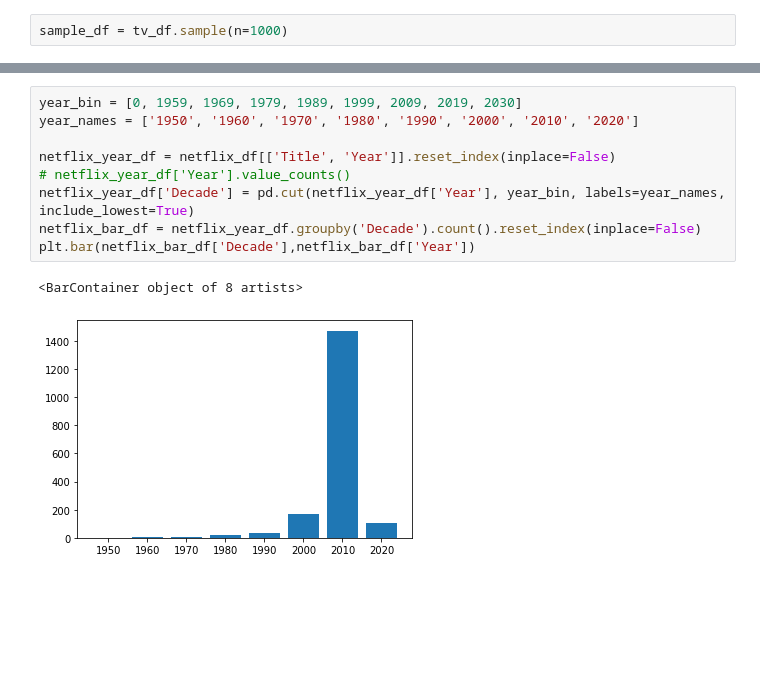
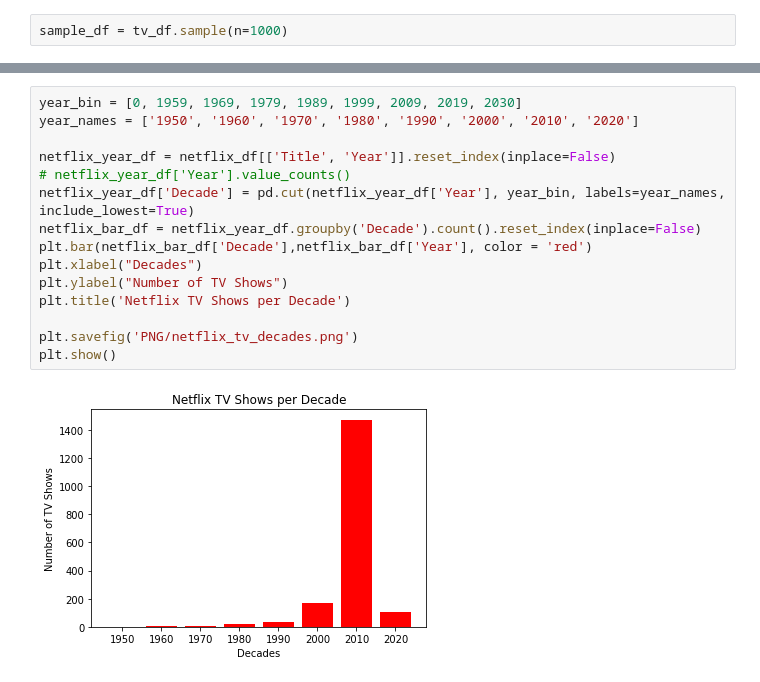
Before and after one commit to trevorguleserian/Project1, a Jupyter notebook: tv_data.ipynb, the cells around one changed output, grey strips where cells are left out. Saved outputs shown, nothing was run; the diff lists cells and outputs as text; blank space fills up the shorter version.

```diff
--- a/tv_data.ipynb
+++ b/tv_data.ipynb
@@ -69,15 +78,20 @@ count_df.plot(kind='bar')
 # %%
 year_bin = [0, 1959, 1969, 1979, 1989, 1999, 2009, 2019, 2030]
 year_names = ['1950', '1960', '1970', '1980', '1990', '2000', '2010', '2020']
 
 netflix_year_df = netflix_df[['Title', 'Year']].reset_index(inplace=False)
 # netflix_year_df['Year'].value_counts()
 netflix_year_df['Decade'] = pd.cut(netflix_year_df['Year'], year_bin, labels=year_names, include_lowest=True)
 netflix_bar_df = netflix_year_df.groupby('Decade').count().reset_index(inplace=False)
-plt.bar(netflix_bar_df['Decade'],netflix_bar_df['Year'])
+plt.bar(netflix_bar_df['Decade'],netflix_bar_df['Year'], color = 'red')
+plt.xlabel("Decades")
+plt.ylabel("Number of TV Shows")
+plt.title('Netflix TV Shows per Decade')
+
+plt.savefig('PNG/netflix_tv_decades.png')
+plt.show()
 # %% [output]
-<BarContainer object of 8 artists>
-[figure, old version]
+[figure, new version]
 # %%
 year_bin = [0,1939, 1949, 1959, 1969, 1979, 1989, 1999, 2009, 2019, 2030]
 year_names = ['1930', '1940', '1950', '1960', '1970', '1980', '1990', '2000', '2010', '2020']
```
Also changed, not shown: parts of 6 cells of this notebook, 7 other files.
